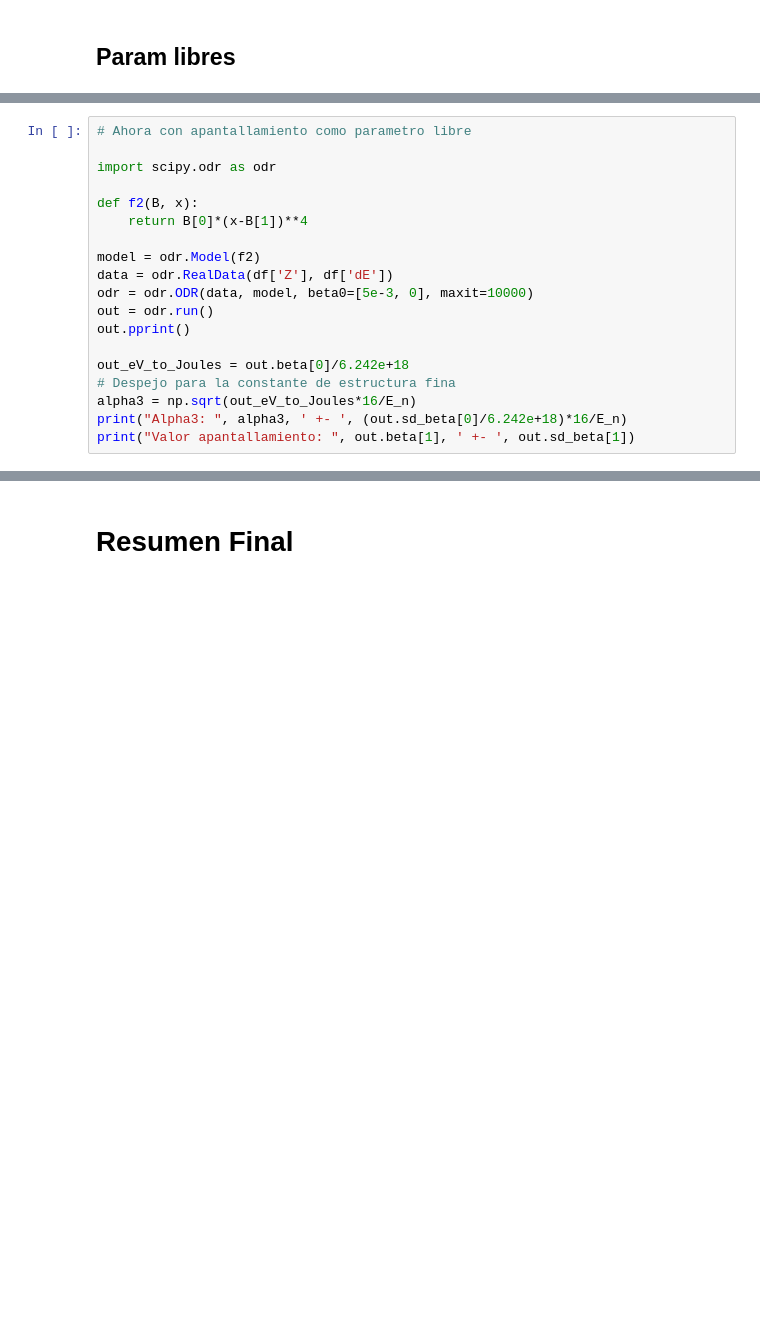
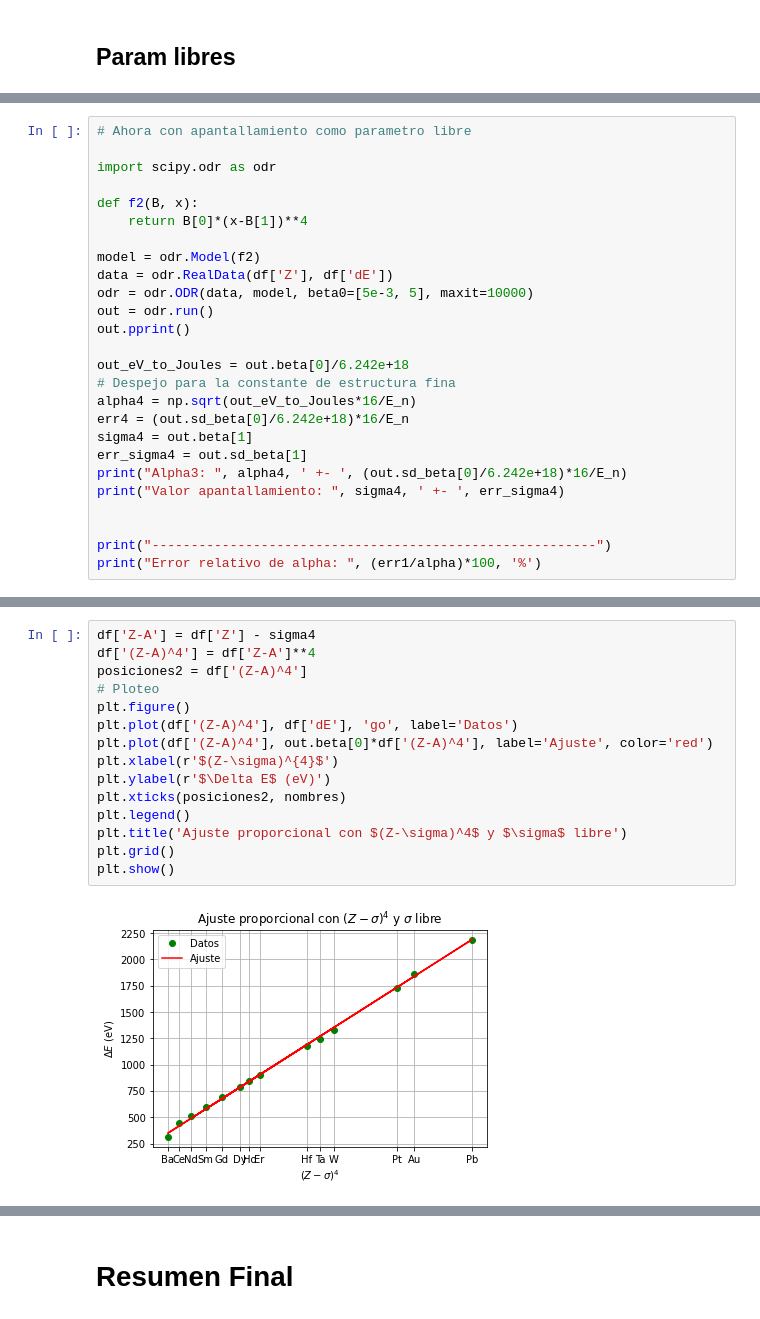
Before and after one commit to Lekkito/data-analysis-physics, a Jupyter notebook: spin-orbit/spinOrbita.ipynb, the cells around one changed output, grey strips where cells are left out. Drawn from its saved outputs; the diff is of its cells as text; blank space fills up the shorter version.

```diff
--- a/spin-orbit/spinOrbita.ipynb
+++ b/spin-orbit/spinOrbita.ipynb
@@ -687,13 +743,20 @@ def f2(B, x):
 
 model = odr.Model(f2)
 data = odr.RealData(df['Z'], df['dE'])
-odr = odr.ODR(data, model, beta0=[5e-3, 0], maxit=10000)
+odr = odr.ODR(data, model, beta0=[5e-3, 5], maxit=10000)
 out = odr.run()
 out.pprint()
 
 out_eV_to_Joules = out.beta[0]/6.242e+18
 # Despejo para la constante de estructura fina
-alpha3 = np.sqrt(out_eV_to_Joules*16/E_n)
-print("Alpha3: ", alpha3, ' +- ', (out.sd_beta[0]/6.242e+18)*16/E_n)
-print("Valor apantallamiento: ", out.beta[1], ' +- ', out.sd_beta[1])
+alpha4 = np.sqrt(out_eV_to_Joules*16/E_n)
+err4 = (out.sd_beta[0]/6.242e+18)*16/E_n
+sigma4 = out.beta[1]
+err_sigma4 = out.sd_beta[1]
+print("Alpha3: ", alpha4, ' +- ', (out.sd_beta[0]/6.242e+18)*16/E_n)
+print("Valor apantallamiento: ", sigma4, ' +- ', err_sigma4)
+
+
+print("---------------------------------------------------------")
+print("Error relativo de alpha: ", (err1/alpha)*100, '%')
 # %% [output]
@@ -709,0 +775,17 @@ Valor apantallamiento:  11.461611592513707  +-  0.9415706901337425
+# %%
+df['Z-A'] = df['Z'] - sigma4
+df['(Z-A)^4'] = df['Z-A']**4
+posiciones2 = df['(Z-A)^4']
+# Ploteo
+plt.figure()
+plt.plot(df['(Z-A)^4'], df['dE'], 'go', label='Datos')
+plt.plot(df['(Z-A)^4'], out.beta[0]*df['(Z-A)^4'], label='Ajuste', color='red')
+plt.xlabel(r'$(Z-\sigma)^{4}$')
+plt.ylabel(r'$\Delta E$ (eV)')
+plt.xticks(posiciones2, nombres)
+plt.legend()
+plt.title('Ajuste proporcional con $(Z-\sigma)^4$ y $\sigma$ libre')
+plt.grid()
+plt.show()
+# %% [output]
+[figure, added]
```
Also changed, not shown: parts of 17 cells of this notebook.
